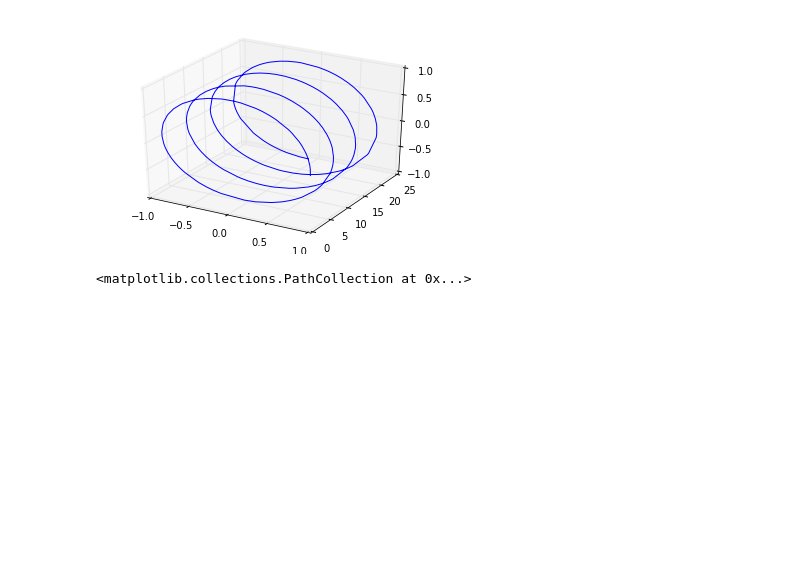
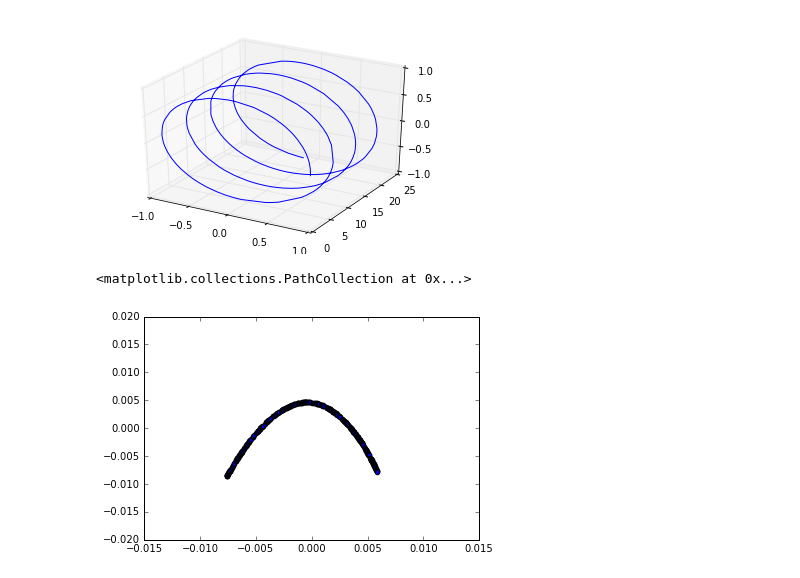
Before and after one commit to tabakg/diffusion_maps, a Jupyter notebook: example_diffusion_maps.ipynb, the cells around one changed output. Cells and saved outputs as stored; diff of their text form; code cells hidden in the pictures; blank space fills up the shorter version.

```diff
--- a/example_diffusion_maps.ipynb
+++ b/example_diffusion_maps.ipynb
@@ -215,17 +217,18 @@ data = [[x,y,z] for x,y,z in zip(xs,ys,zs)]
 # %%
 params = {}
 params["epsilon"] = 100. ## cutoff for nearest neighbors.
 params["gaussian_epsilon"] = 20. ## width of Gaussian kernel.
-params["alpha"] = 1. ## coefficient to use for diffusion maps. See the wikipedia article.
+params["alpha"] = 0. ## coefficient to use for diffusion maps. See the wikipedia article.
 
 params["data_size"] = 400
 params["eigen_dims"] = 3
 
-e_vals, e_vecs = run_diffusion_map(data, params)
-v1,v2 = (e_vecs.T)[0:2]
-plt.scatter(v1,v2)
+e_vals, e_vecs = run_diffusion_map(data, params,True)
+v1,v2,v3 = (e_vecs.T)[0:3]
+plt.scatter(v2,v3)
 # %% [output]
 <matplotlib.collections.PathCollection at 0x...>
+[figure, added]
 # %%
 def make_vecs(gauss_eps):
     params = {}
```
Also changed, not shown: parts of 10 cells of this notebook.
